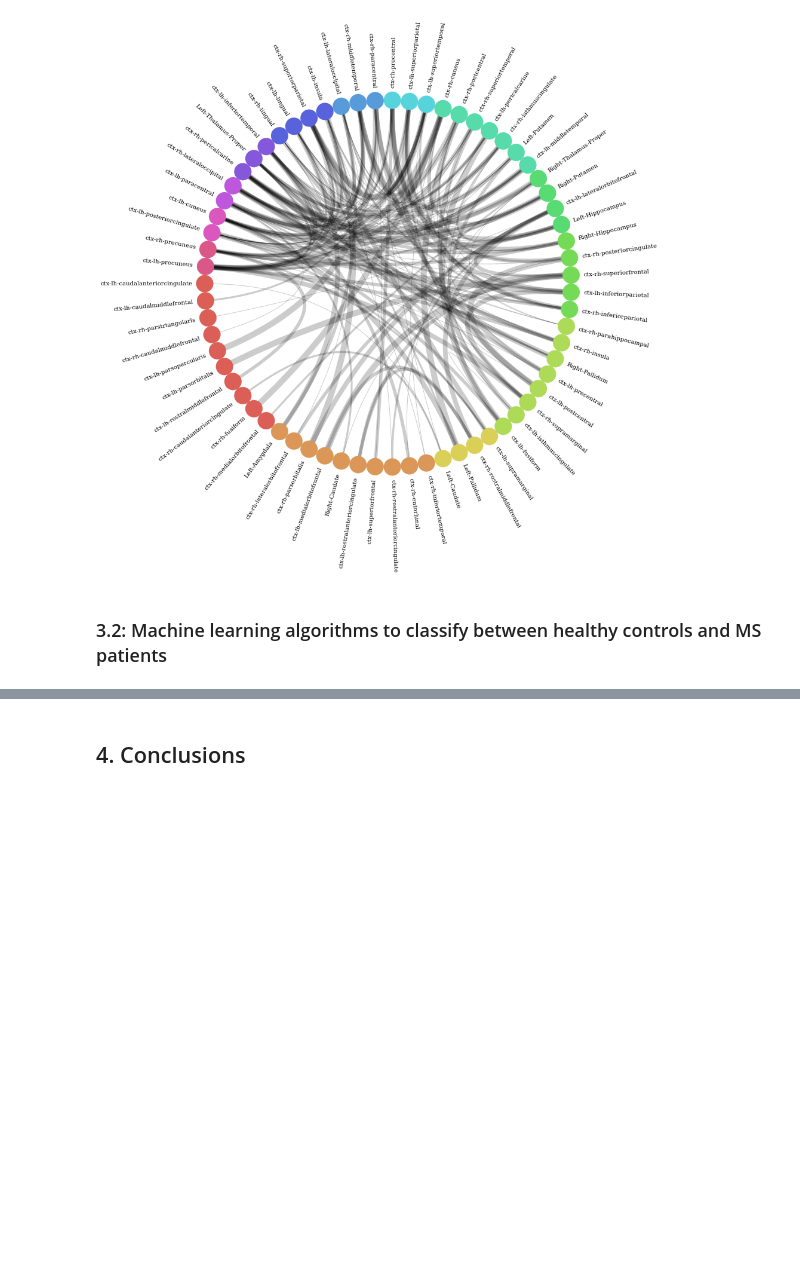
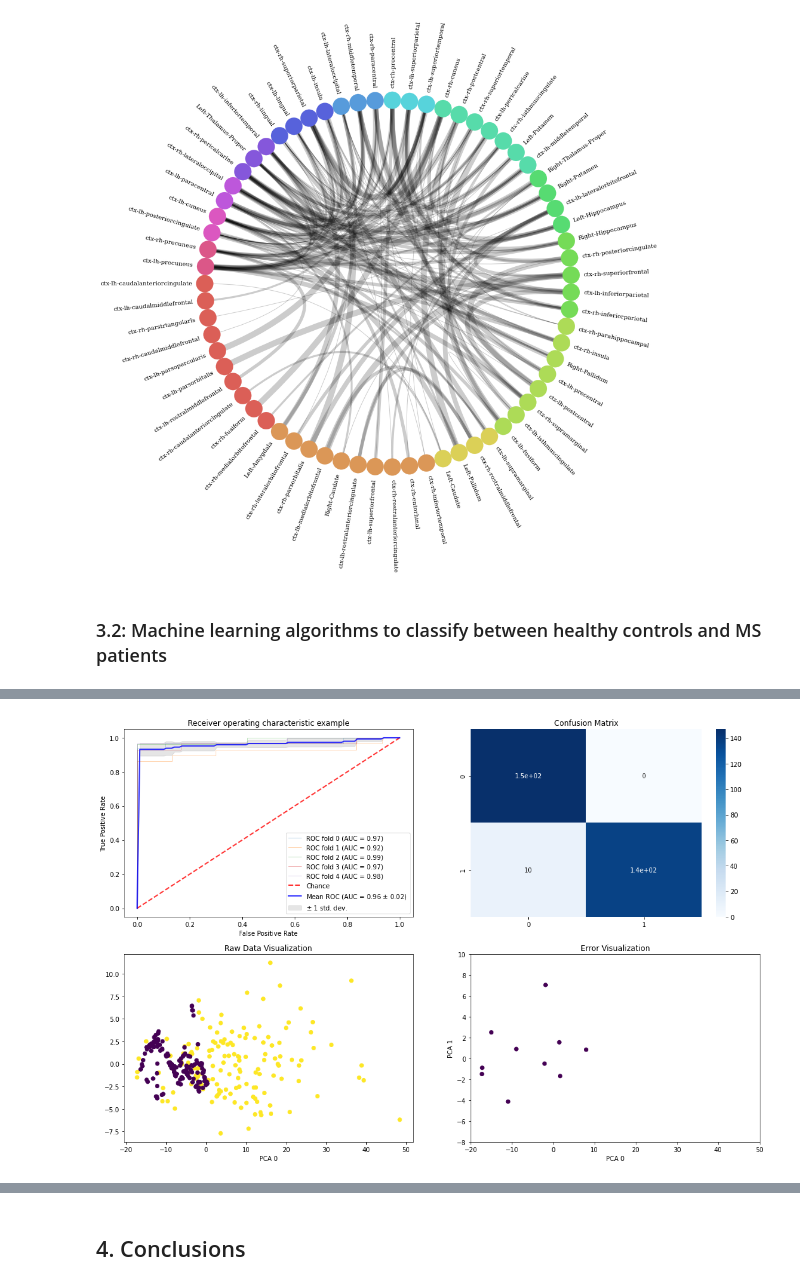
Before and after one commit to FrancescVP/Capstone_Project, a Jupyter notebook: TFM_final.ipynb, the cells around one changed output, grey strips where cells are left out. Drawn from its saved outputs; the diff is of its cells as text; code cells hidden in the pictures; blank space fills up the shorter version.

```diff
--- a/TFM_final.ipynb
+++ b/TFM_final.ipynb
@@ -620,12 +530,0 @@ evaluation(X, y, XGBClassifier(colsample_bytree= 0.5, gamma= 0.2, learning_rate=
-# %%
-from sklearn.cluster import KMeans
-from sklearn.pipeline import Pipeline
-
-pipeline = Pipeline([
-    ("kmeans", KMeans(n_clusters=20, random_state=42)),
-    ("log", LogisticRegression(max_iter=1000)),
-])
-
-X_train, X_valid, y_train, y_valid = train_test_split(X, y, test_size = 0.2, random_state = 42)
-
-pipeline.fit(X_train, y_train)
@@ -640,0 +544,10 @@ f1_score(pred, y_valid)
+# %%
+from preprocessing import classifier_pipeline
+from load_data import data_loader
+
+import numpy as np
+import pandas as pd
+
+_, fa, gm, func = data_loader(unzip=False)
+
+X, y = classifier_pipeline(fa, gm, func)
@@ -640,0 +681,13 @@ f1_score(pred, y_valid)
+# %%
+import matplotlib.pyplot as plt
+import pandas as pd
+import seaborn as sns
+import numpy as np
+
+sc = StandardScaler()
+X_std = sc.fit_transform(X)
+X_std = pd.DataFrame(X, columns=X.columns)
+
+errors = evaluation(X_std, y, LogisticRegression(random_state=42))
+# %% [output]
+[figure, added]
```
Also changed, not shown: parts of 42 cells of this notebook, 1 other file.
